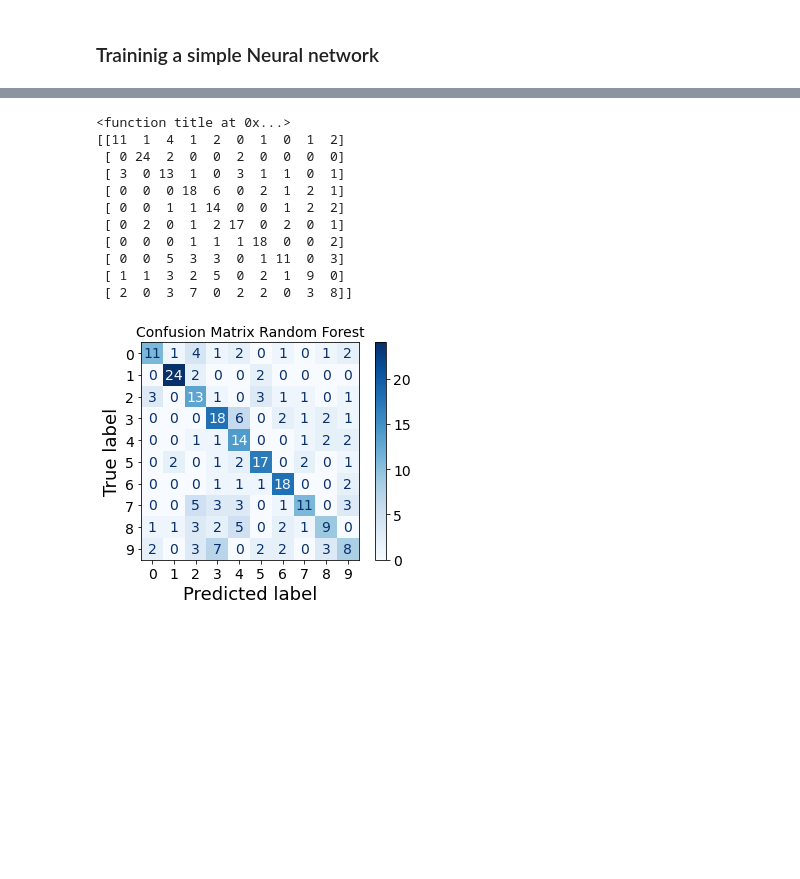
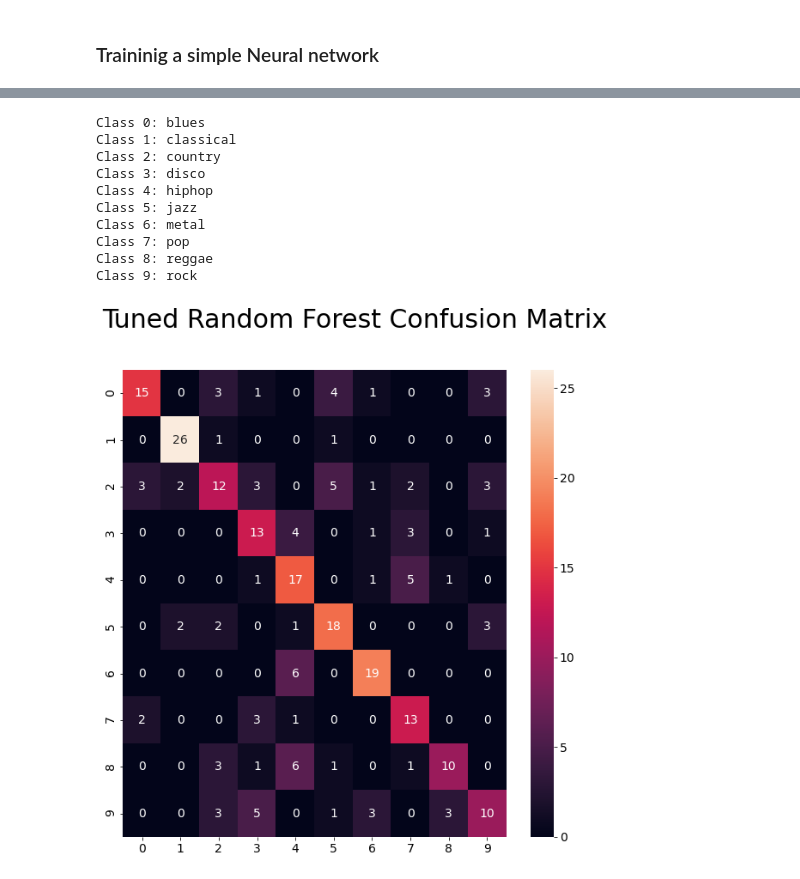
Before and after one commit to andbluedev/Music-Genre-Classification-Notebooks, a Jupyter notebook: Dataset_Analysis.ipynb, the cells around one changed output, grey strips where cells are left out. Drawn from its saved outputs; the diff is of its cells as text; code cells hidden in the pictures; blank space fills up the shorter version.

```diff
--- a/Dataset_Analysis.ipynb
+++ b/Dataset_Analysis.ipynb
@@ -461,27 +478,19 @@ accuracy_score(y_test, y_pred)
-# %%
- from sklearn.metrics import plot_confusion_matrix
-
-
-disp = plot_confusion_matrix(best_random, X_test, y_test, cmap=plt.cm.Blues)
-                                 # display_labels=["Bad", "Good"],
-
-
-disp.ax_.set_title("Confusion Matrix Random Forest")
-
-print(title)
-print(disp.confusion_matrix)
-
-plt.show()
-# %% [output]
-<function title at 0x...>
-[[11  1  4  1  2  0  1  0  1  2]
- [ 0 24  2  0  0  2  0  0  0  0]
- [ 3  0 13  1  0  3  1  1  0  1]
- [ 0  0  0 18  6  0  2  1  2  1]
- [ 0  0  1  1 14  0  0  1  2  2]
- [ 0  2  0  1  2 17  0  2  0  1]
- [ 0  0  0  1  1  1 18  0  0  2]
- [ 0  0  5  3  3  0  1 11  0  3]
- [ 1  1  3  2  5  0  2  1  9  0]
- [ 2  0  3  7  0  2  2  0  3  8]]
-[figure, removed]
+# %%
+from sklearn.metrics import plot_confusion_matrix
+
+
+y_pred_rf = best_random.predict(X_test)
+
+show_confusion_matrix(y_test, y_pred_rf, encoder, "Tuned Random Forest Confusion Matrix")
+# %% [output]
+Class 0: blues
+Class 1: classical
+Class 2: country
+Class 3: disco
+Class 4: hiphop
+Class 5: jazz
+Class 6: metal
+Class 7: pop
+Class 8: reggae
+Class 9: rock
+[figure, added]
```
Also changed, not shown: parts of 9 cells of this notebook.
